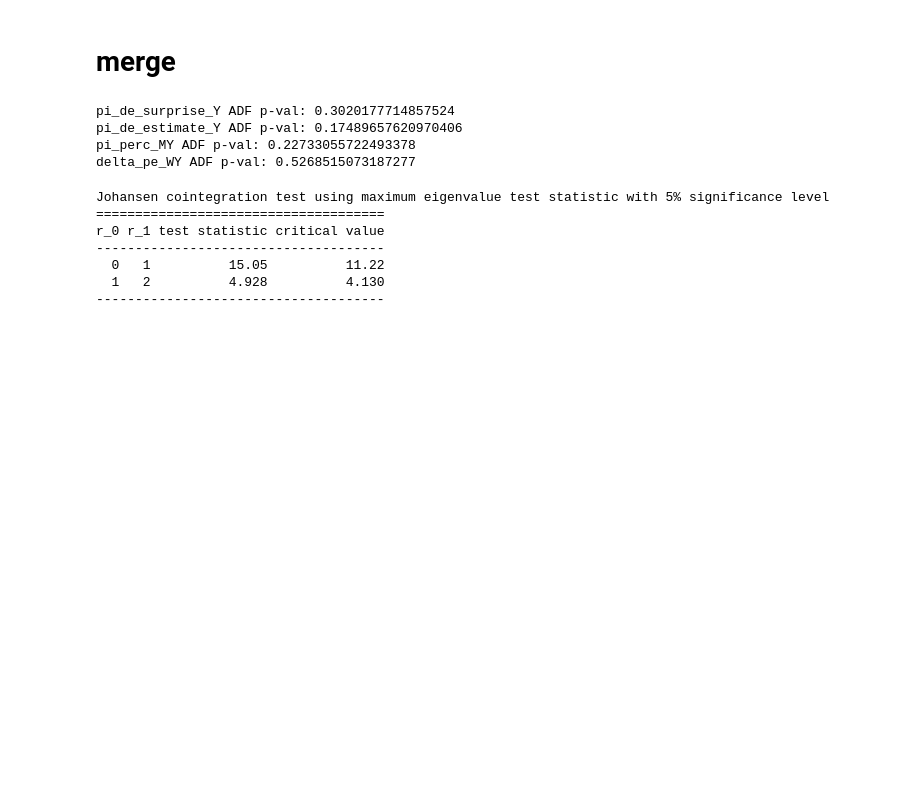
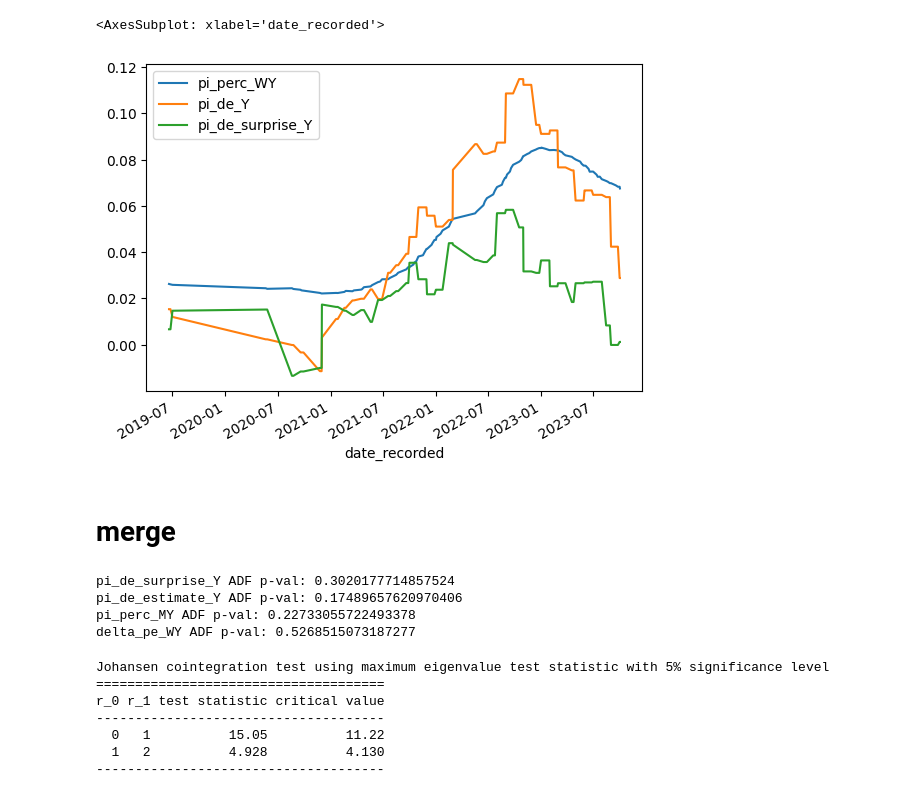
Before and after one commit to lukasgrahl/memoire2, a Jupyter notebook: notebooks/03-analyse_hhp.ipynb, the cells around one changed output. Drawn from its saved outputs; the diff is of its cells as text; code cells hidden in the pictures; blank space fills up the shorter version.

```diff
--- a/notebooks/03-analyse_hhp.ipynb
+++ b/notebooks/03-analyse_hhp.ipynb
@@ -20,3 +31,8 @@ pi_prog = get_dt_index(load_pd_df('infl_prognonsis.csv'))
+# %%
+sub[['pi_perc_WY', 'pi_de_Y', 'pi_de_surprise_Y']].drop_duplicates().dropna().plot()
+# %% [output]
+<AxesSubplot: xlabel='date_recorded'>
+[figure, added]
 # %% [markdown]
 # merge
 # %%
```
Also changed, not shown: parts of 6 cells of this notebook, 12 other files.
